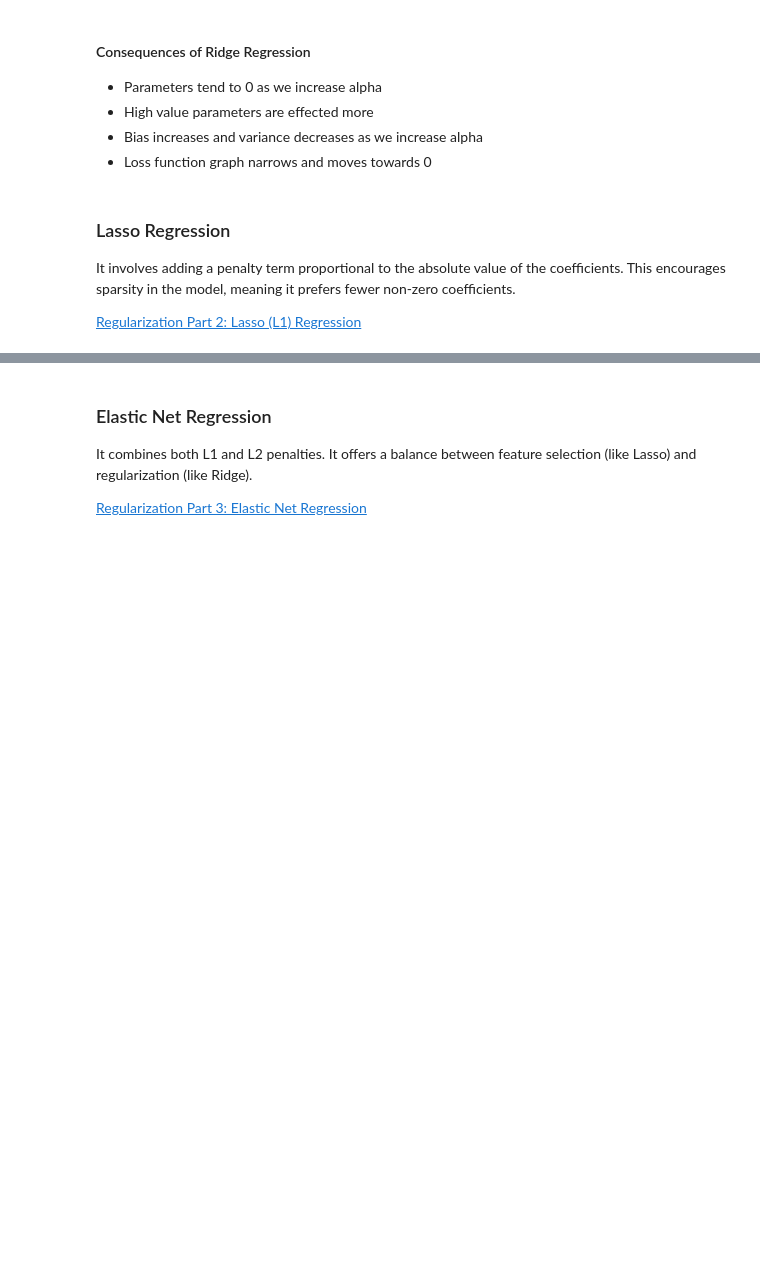
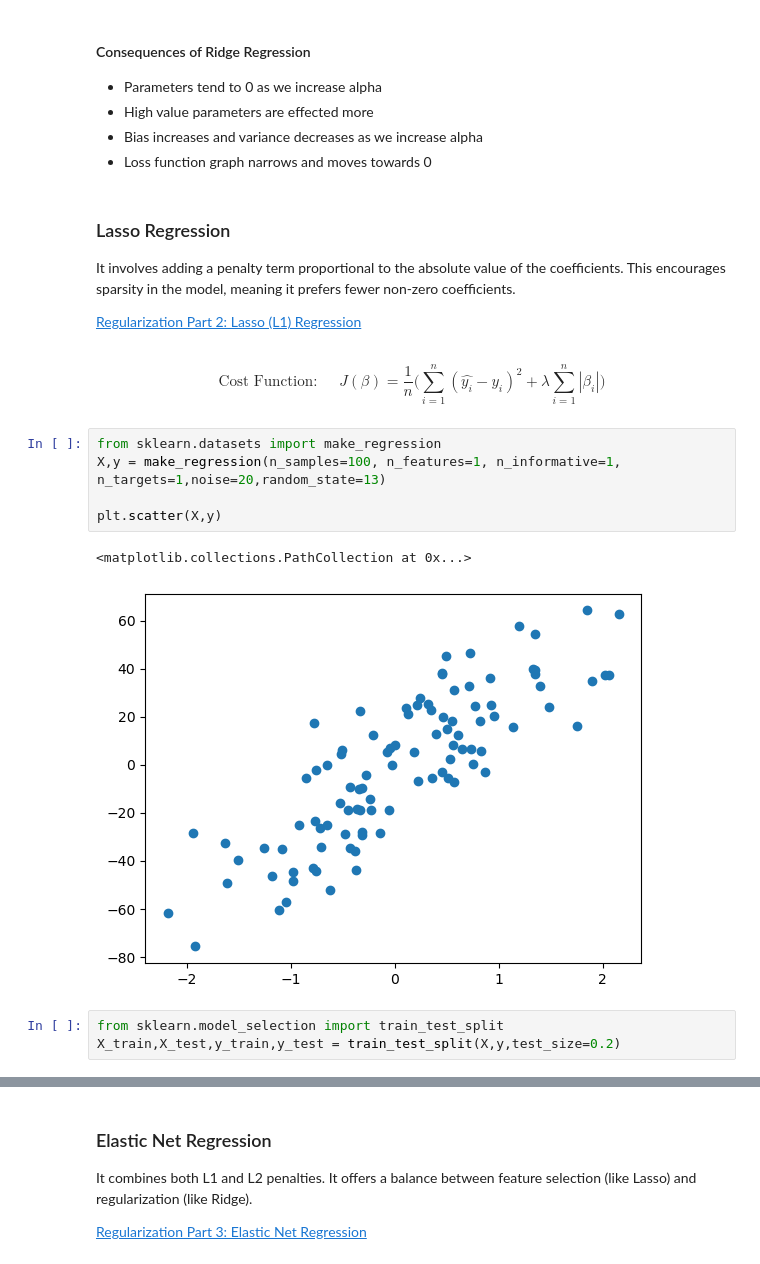
Before and after one commit to daaanishhh002/MachineLearning, a Jupyter notebook: Machine Learning Algorithms/Regularisation/Regularisation.ipynb, the cells around one changed output, grey strips where cells are left out. Cells and saved outputs as stored; diff of their text form; blank space fills up the shorter version.

```diff
--- a/Machine Learning Algorithms/Regularisation/Regularisation.ipynb
+++ b/Machine Learning Algorithms/Regularisation/Regularisation.ipynb
@@ -193,3 +193,16 @@ r2_score(y_test,y_pred)
 It involves adding a penalty term proportional to the absolute value of the coefficients. This encourages sparsity in the model, meaning it prefers fewer non-zero coefficients.
 
 [Regularization Part 2: Lasso (L1) Regression](https://youtu.be/NGf0voTMlcs?si=MkYZP4-GtezW8QNf)
+# %% [markdown]
+$$\text{Cost Function: } \ \ \ \ \ J(\beta) = \frac{1}{n} \bigg ( \sum_{i=1}^n (\hat{y_i} - y_i)^2 + \lambda \sum_{i=1}^{n} |\beta_i| \bigg )$$
+# %%
+from sklearn.datasets import make_regression
+X,y = make_regression(n_samples=100, n_features=1, n_informative=1, n_targets=1,noise=20,random_state=13)
+
+plt.scatter(X,y)
+# %% [output]
+<matplotlib.collections.PathCollection at 0x...>
+[figure, added]
+# %%
+from sklearn.model_selection import train_test_split
+X_train,X_test,y_train,y_test = train_test_split(X,y,test_size=0.2)
```
Also changed, not shown: parts of 12 cells of this notebook.
